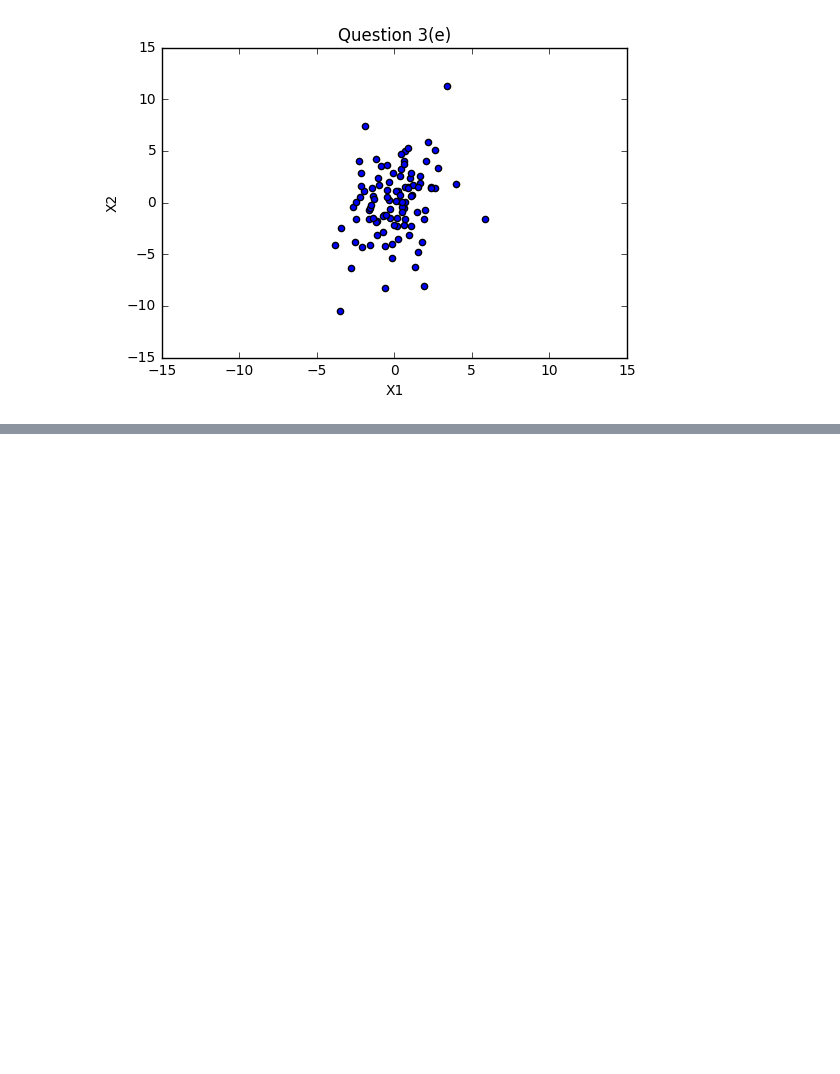
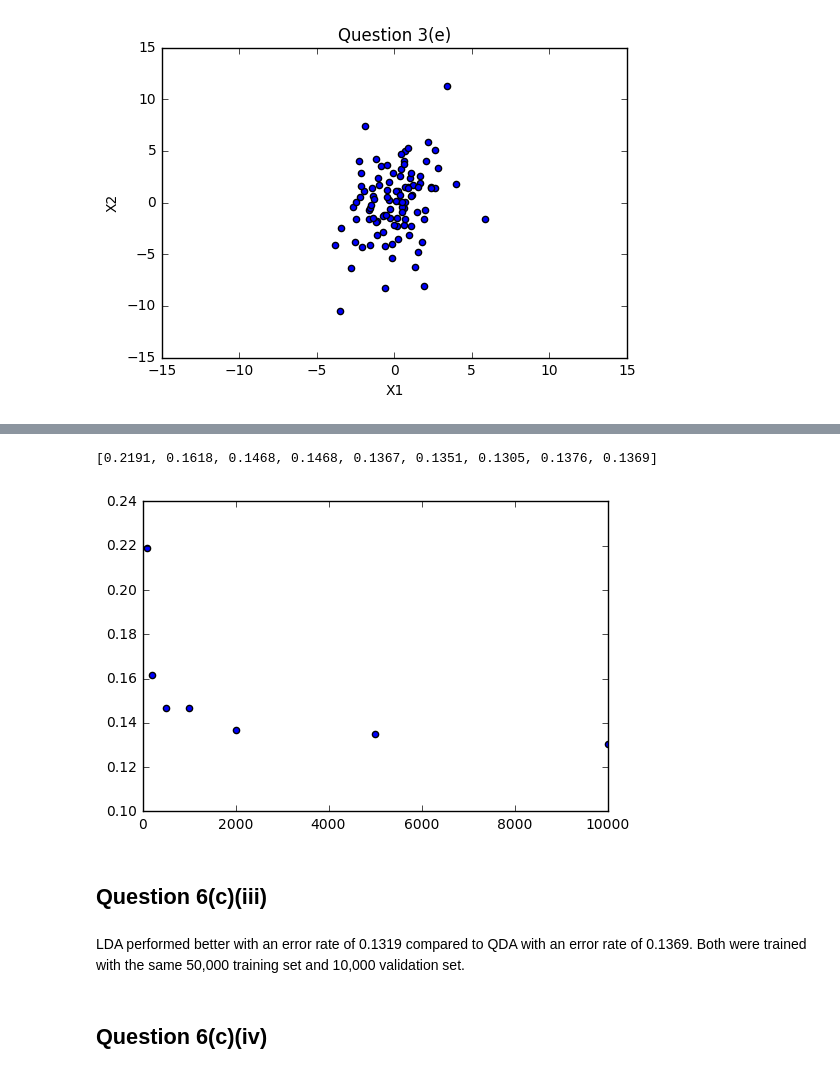
Before and after one commit to sunghew/cs189, a Jupyter notebook: hw3/hw3.ipynb, the cells around one changed output, grey strips where cells are left out. Cells and saved outputs as stored; diff of their text form; code cells hidden in the pictures; blank space fills up the shorter version.

```diff
--- a/hw3/hw3.ipynb
+++ b/hw3/hw3.ipynb
@@ -200,0 +461,35 @@ plt.show()
+# %%
+def QDA_train(samples, labels):
+    classified_mnist = classify_mnist(samples, labels)
+    means, covs = calculate_mnist_means(classified_mnist), calculate_mnist_covs(classified_mnist)
+    for label in range(10):
+        if np.linalg.det(covs[label]) == 0:
+            covs[label] = kludge(covs[label])
+    distr = {}
+    for i in range(10):
+        distr[i] = stats.multivariate_normal(mean=means[i], cov=covs[i])
+    return distr
+
+def QDA_validate(samples, labels, distr):
+    error = 0
+    for s, lb in zip(samples, labels):
+        best_guess, best_pdf = -1, 0
+        for cls, d in distr.items():
+            p = d.pdf(s)
+            if p > best_pdf:
+                best_guess, best_pdf = cls, p
+        if best_guess != lb[0]:
+            error += 1
+    return error / len(labels)
+# %%
+qda_classifiers = {}
+sample_sizes = [100, 200, 500, 1000, 2000, 5000, 10000, 30000, 50000]
+for size in sample_sizes:
+    qda_classifiers[size] = QDA_train(train_data[:size], train_labels[:size])
+# %%
+QDA_performance = {}
+sample_sizes = [100, 200, 500, 1000, 2000, 5000, 10000, 30000, 50000]
+for size in sample_sizes:
+    print(size)
+    QDA_performance[size] = QDA_validate(valid_data, valid_labels, qda_classifiers[size])
+    print(QDA_performance[size])
@@ -200,0 +515,19 @@ plt.show()
+# %%
+qda_error = []
+for i in sample_sizes:
+    qda_error.append(QDA_performance[i])
+print(qda_error)
+
+plt.scatter(sample_sizes, qda_error)
+plt.xlim([0,10000])
+plt.savefig('mnist_training_plot.png', bbox_inches='tight')
+plt.show()
+# %% [output]
+[0.2191, 0.1618, 0.1468, 0.1468, 0.1367, 0.1351, 0.1305, 0.1376, 0.1369]
+[figure, added]
+# %% [markdown]
+## Question 6(c)(iii)
+# %% [markdown]
+LDA performed better with an error rate of 0.1319 compared to QDA with an error rate of 0.1369. Both were trained with the same 50,000 training set and 10,000 validation set.
+# %% [markdown]
+## Question 6(c)(iv)
```
Also changed, not shown: parts of 35 cells of this notebook.
